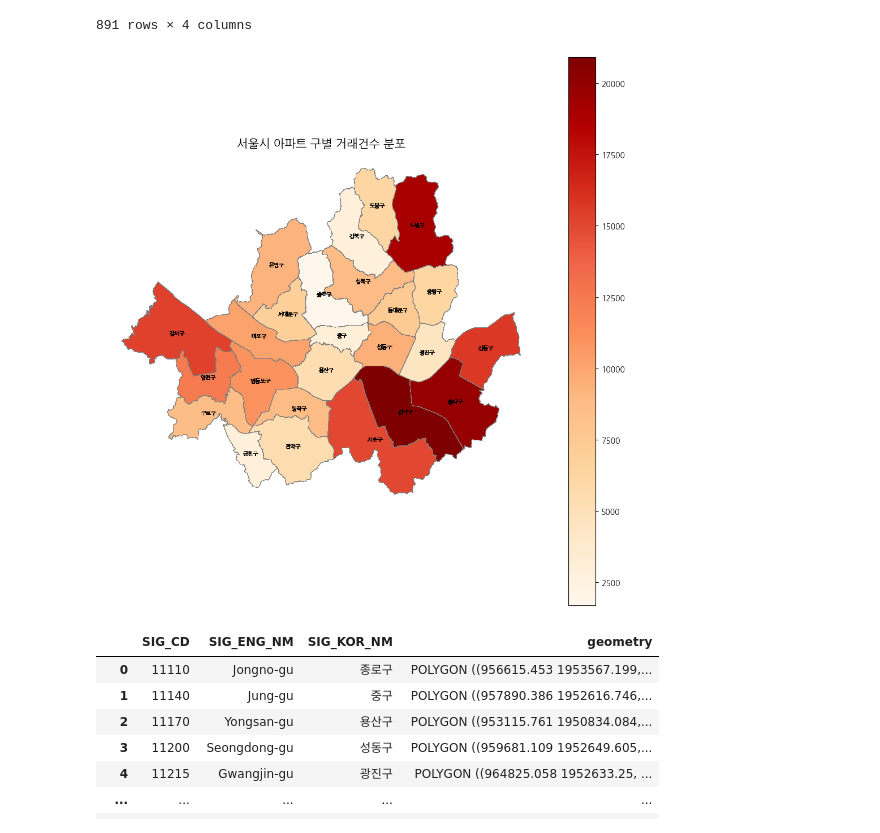
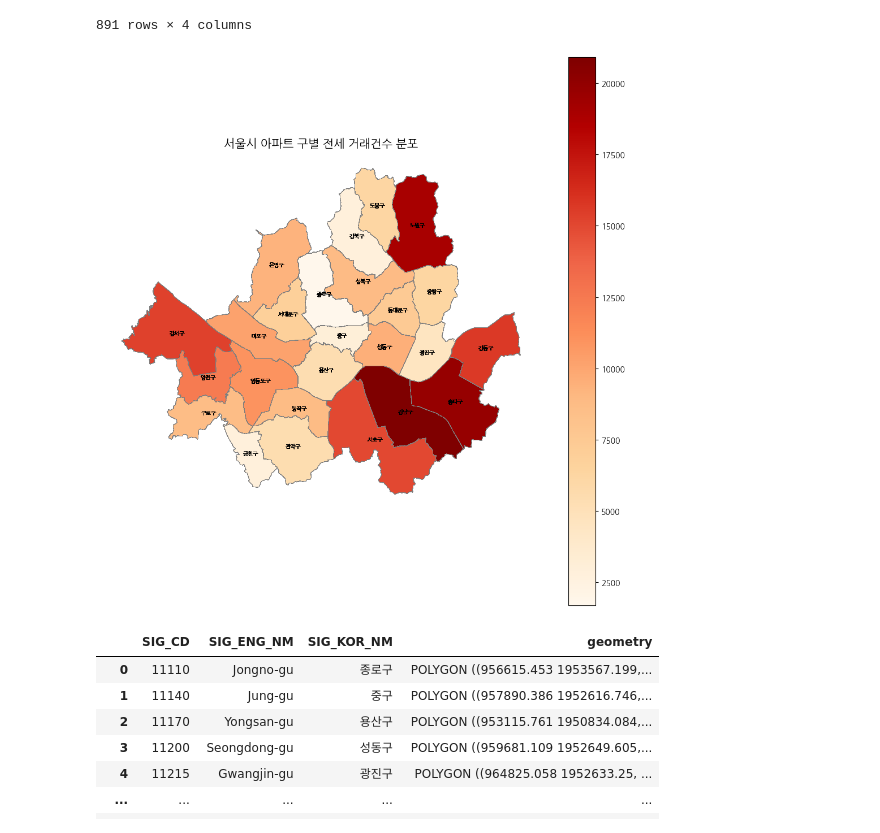
Before and after one commit to skqkrl/SDC_project, a Jupyter notebook: yena.ipynb, the cells around one changed output. Saved outputs shown, nothing was run; the diff lists cells and outputs as text; code cells hidden in the pictures.

```diff
--- a/yena.ipynb
+++ b/yena.ipynb
@@ -259,34 +259,30 @@ combined_with_coords.to_csv('combined_coords_apt.csv')
 import geopandas as gpd
 import matplotlib.pyplot as plt
 # %%
-# 1. 데이터 불러오기
-# 예: csv 파일이라면
-df = pd.read_csv('D:/SDC_project/data_yena/combined_coords_apt.csv')  # '구', '거래건수', '위도', '경도' 포함
+df = pd.read_csv('D:/SDC_project/data_yena/combined_coords_apt.csv')
 
 # 2. 서울 구 경계 지도 불러오기
 # shp 또는 geojson 파일 필요 (서울시 행정구역 경계)
-seoul_gu = gpd.read_file('D:/SDC_project/data_yena/sig_20230729/sig.shp',encoding="cp949")  # 혹은 .shp
+seoul_gu = gpd.read_file('D:/SDC_project/data_yena/sig_20230729/sig.shp',encoding="cp949")
 seoul_gu = seoul_gu[seoul_gu['SIG_CD'].str.startswith('11')]
 
-# 3. 데이터 병합 (구 기준)
-merged = seoul_gu.merge(df, left_on='SIG_KOR_NM', right_on='구')  # 'name'은 지도파일의 구 이름 컬럼명에 따라 다름
+merged = seoul_gu.merge(df, left_on='SIG_KOR_NM', right_on='구')
 
-# 4. 시각화
 fig, ax = plt.subplots(1, 1, figsize=(10, 10))
-merged.boundary.plot(ax=ax, color='gray', linewidth=0.3)  # 경계선만 배경으로
+merged.boundary.plot(ax=ax, color='gray', linewidth=0.3)
 merged.plot(column='거래건수', ax=ax, legend=True, cmap='OrRd', edgecolor='white', linewidth=0.3)
 
 for idx, row in merged.iterrows():
     plt.text(row.geometry.centroid.x, row.geometry.centroid.y, row['구'],
              ha='center', fontsize=7, color='black')
 
-plt.title('서울시 아파트 구별 거래건수 분포', fontsize=15)
+plt.title('서울시 아파트 구별 전세 거래건수 분포', fontsize=15)
 plt.axis('off')
 plt.tight_layout()
 plt.savefig('seoul_deals_by_gu_clean.png', dpi=300, bbox_inches='tight')
 plt.show()
 # %% [output]
-[figure, old version]
+[figure, new version]
 # %%
 seoul_gu
 # %% [output]
```
Also changed, not shown: 1 other file.
